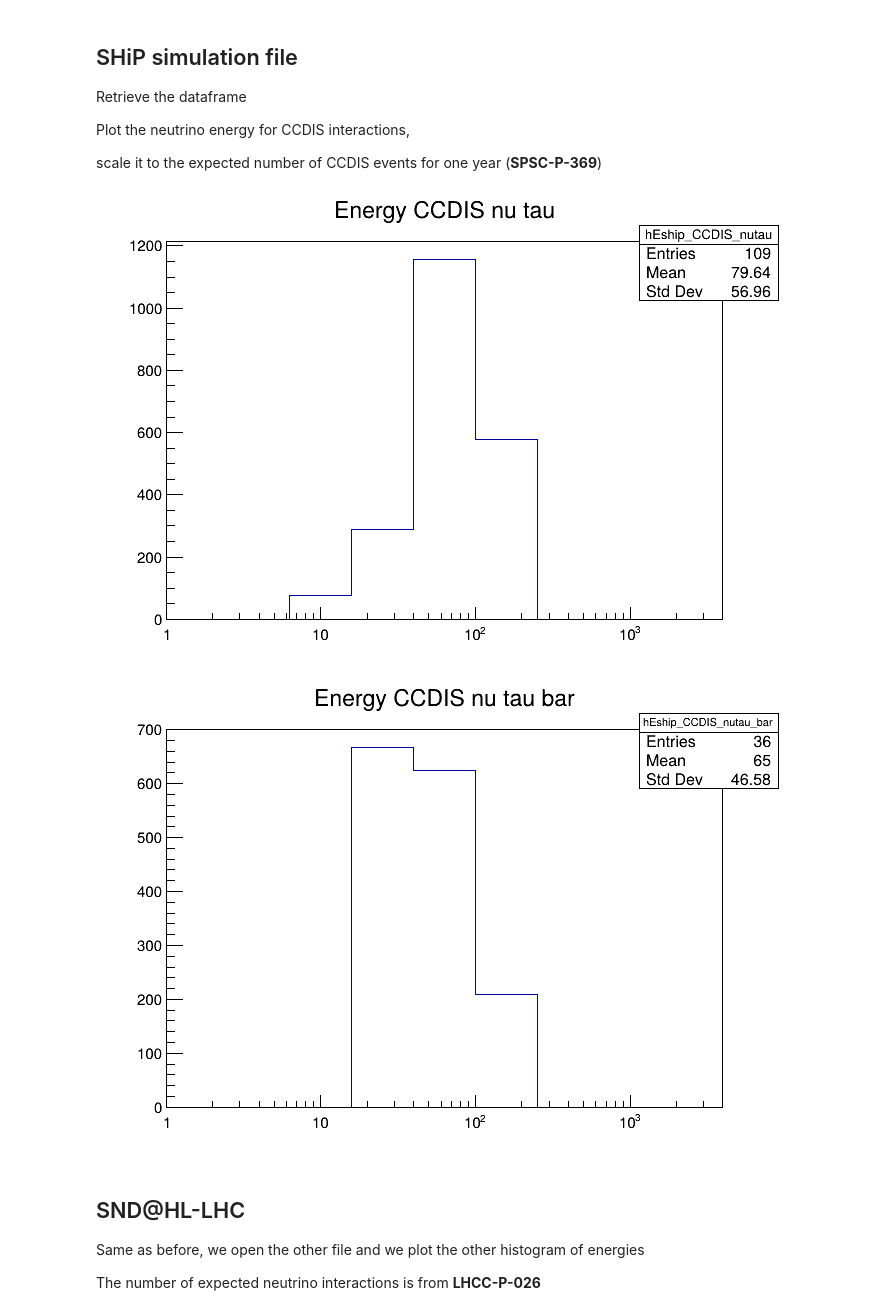
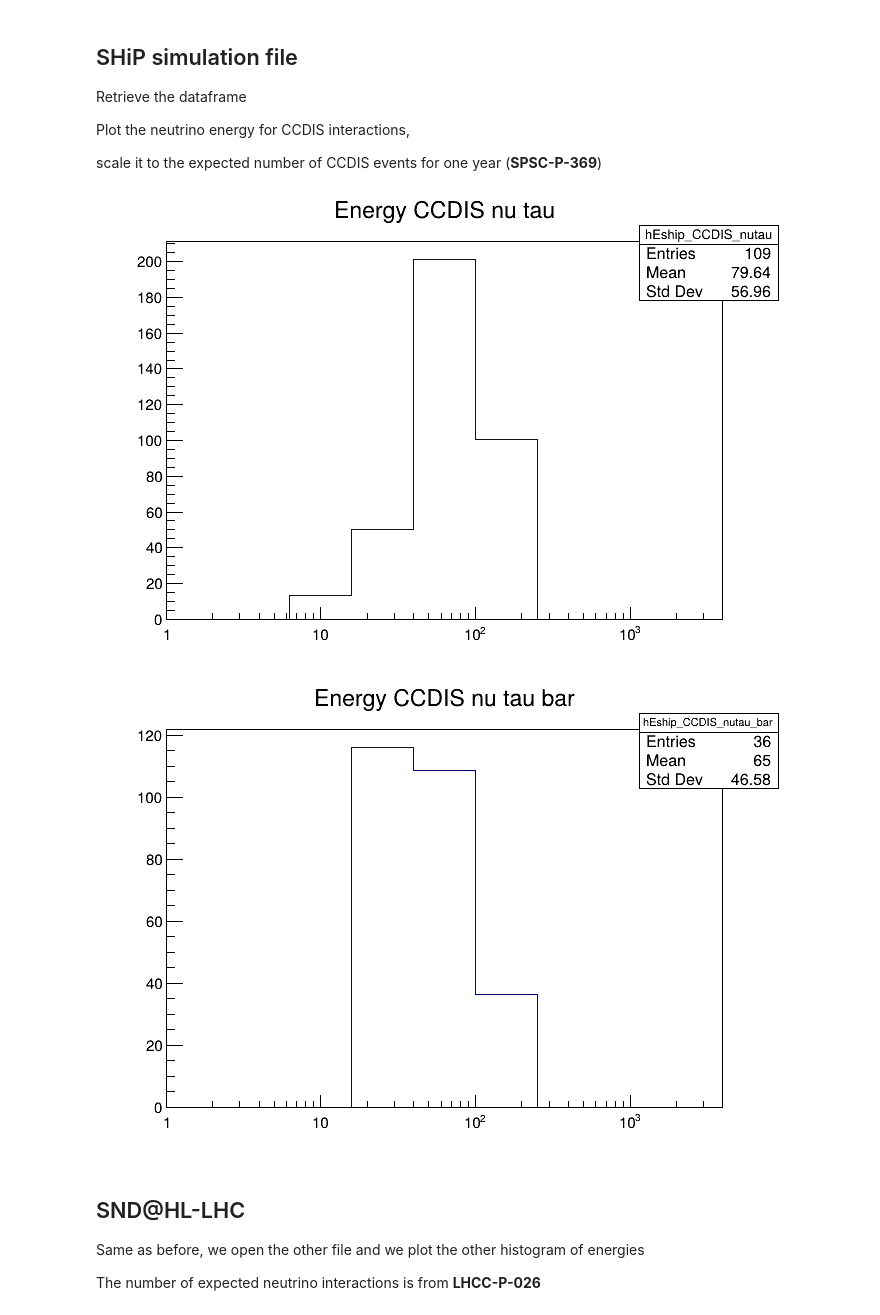
Before and after one commit to antonioiuliano2/macros-ship, a Jupyter notebook: nu_ship_simulations/SumCCCrossSections-nutau.ipynb, the cells around one changed output. Saved outputs shown, nothing was run; the diff lists cells and outputs as text; code cells hidden in the pictures.

Commit message:
adding BRTau2Mu

```diff
--- a/nu_ship_simulations/SumCCCrossSections-nutau.ipynb
+++ b/nu_ship_simulations/SumCCCrossSections-nutau.ipynb
@@ -6,6 +6,8 @@
 import ROOT as r
 # %%
 %jsroot off
+# %%
+BRTau2Mu = 0.174 #Branching Ratio tau lepton into muon decay
 # %% [markdown]
 ## SHiP simulation file
 
@@ -55,23 +57,23 @@ dfship_nutau_bar = dfship.Filter("neu==-16");
 dfship_nutau_bar_W = dfship_nutau_bar.Filter("tgt==1000741840");
 hEship_CCDIS_nutau_bar = dfship_nutau_bar_W.Filter("cc&&dis").Histo1D(("hEship_CCDIS_nutau_bar","Energy CCDIS nu tau bar",nbinsE,Ebin_borders_c),"Ev")
 # %%
-n_nutau_CCDIS_ship = 2.1e+3 #one year of data taking in the Si/W target, end of Run 4
+n_nutau_CCDIS_ship = 2.1e+3 * BRTau2Mu #one year of data taking in the Si/W target, end of Run 4
 cE_CCDIS_nutau = r.TCanvas()
 hEship_CCDIS_nutau.Scale(n_nutau_CCDIS_ship/hEship_CCDIS_nutau.Integral())
 hEship_CCDIS_nutau.Draw("histo")
 cE_CCDIS_nutau.SetLogx()
 cE_CCDIS_nutau.Draw()
 # %% [output]
-[figure, old version]
+[figure, new version]
 # %%
-n_nutau_bar_CCDIS_ship = 1.5e+3 #one year of data taking in the Si/W target, end of Run 4
+n_nutau_bar_CCDIS_ship = 1.5e+3 * BRTau2Mu#one year of data taking in the Si/W target, end of Run 4
 cE_CCDIS_nutau_bar = r.TCanvas()
 hEship_CCDIS_nutau_bar.Scale(n_nutau_bar_CCDIS_ship/hEship_CCDIS_nutau_bar.Integral())
 hEship_CCDIS_nutau_bar.Draw("histo")
 cE_CCDIS_nutau_bar.SetLogx()
 cE_CCDIS_nutau_bar.Draw()
 # %% [output]
-[figure, old version]
+[figure, new version]
 # %% [markdown]
 ## SND@HL-LHC
 
```
Also changed, not shown: parts of 6 cells of this notebook.
